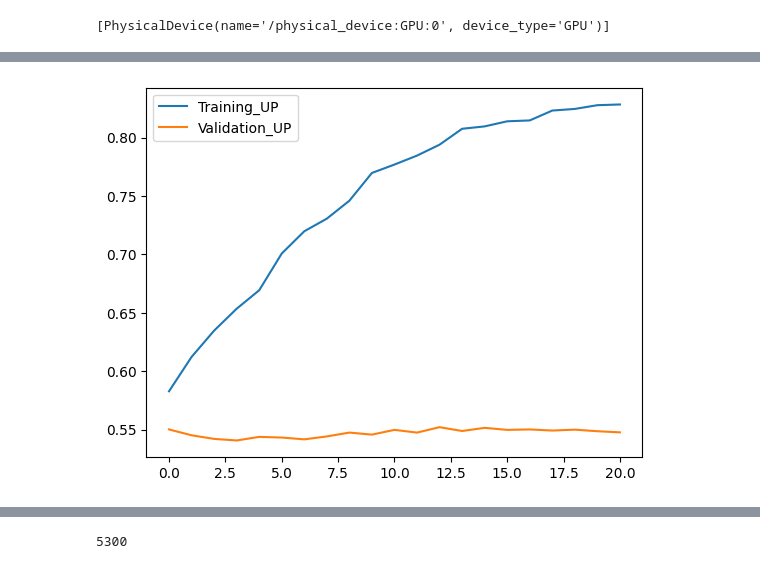
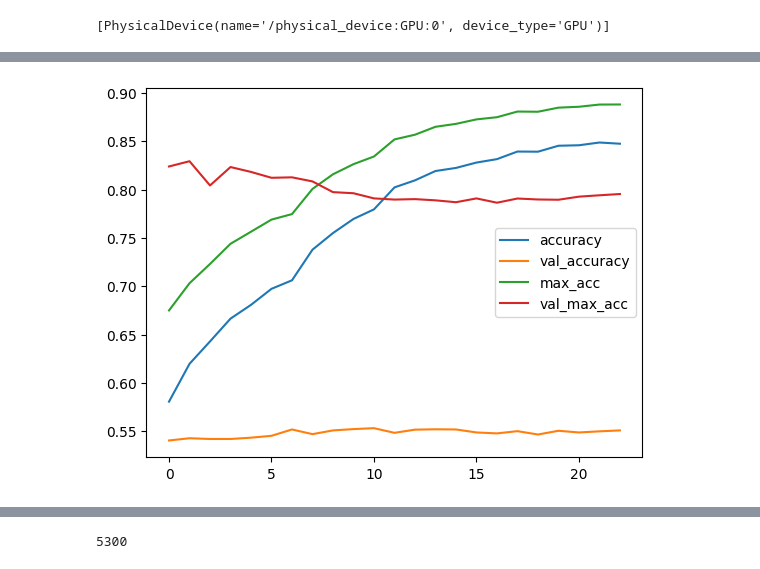
Before and after one commit to jxch-capital/capital-features-learning, a Jupyter notebook: notebooks/train.ipynb, the cells around one changed output, grey strips where cells are left out. Cells and saved outputs as stored; diff of their text form; code cells hidden in the pictures.

```diff
--- a/notebooks/train.ipynb
+++ b/notebooks/train.ipynb
@@ -50,6 +51,28 @@ weights = class_weight.compute_class_weight(
     y=train_data['upSignals']
 )
 class_weights = dict(zip(np.unique(train_data['upSignals']), weights))
+# %%
+def max_acc(y_true, y_pred):
+    # 设定一个阈值来确定分类（例如，0.5）
+    threshold = 0.5
+    y_pred = tf.cast(y_pred >= threshold, tf.float32)
+
+    # 这里，我们将False Negatives的权重设为0，也就是说它们不计入总的损失
+    fn_weight = 0.2
+    fp_weight = 1.0  # False Positives的权重
+    tn_weight = 1.0  # True Negatives的权重
+    tp_weight = 1.0  # True Positives的权重
+
+    # 计算不同类型错误的数量
+    tp = K.sum(tp_weight * y_true * y_pred)
+    fp = K.sum(fp_weight * (1 - y_true) * y_pred)
+    fn = K.sum(fn_weight * y_true * (1 - y_pred))
+    tn = K.sum(tn_weight * (1 - y_true) * (1 - y_pred))
+
+    # 计算自定义评估指标
+    # 在这个例子中，我们只计算被正确分类的样本的比例作为评估指标
+    custom_score = (tp + tn) / (tp + fp + fn + tn)
+    return custom_score
 # %%
 model = Sequential([
     tf.keras.layers.InputLayer(input_shape=(6, 71)),
@@ -68,7 +91,7 @@ model.summary()
 model.compile(
     optimizer=tf.keras.optimizers.Adam(),
     loss='binary_crossentropy',
-    metrics=['accuracy', 'Precision', 'Recall']
+    metrics=['accuracy', 'Precision', 'Recall', max_acc]
 )
 
 early_stopping = EarlyStopping(
@@ -128,7 +151,9 @@ Epoch 21: early stopping
 # %%
-plt.plot(his_up.history['accuracy'], label='Training_UP')
-plt.plot(his_up.history['val_accuracy'], label='Validation_UP')
+plt.plot(his_up.history['accuracy'], label='accuracy')
+plt.plot(his_up.history['val_accuracy'], label='val_accuracy')
+plt.plot(his_up.history['max_acc'], label='max_acc')
+plt.plot(his_up.history['val_max_acc'], label='val_max_acc')
 plt.legend()
 plt.show()
 # %% [output]
-[figure, old version]
+[figure, new version]
```
Also changed, not shown: parts of 4 cells of this notebook.
